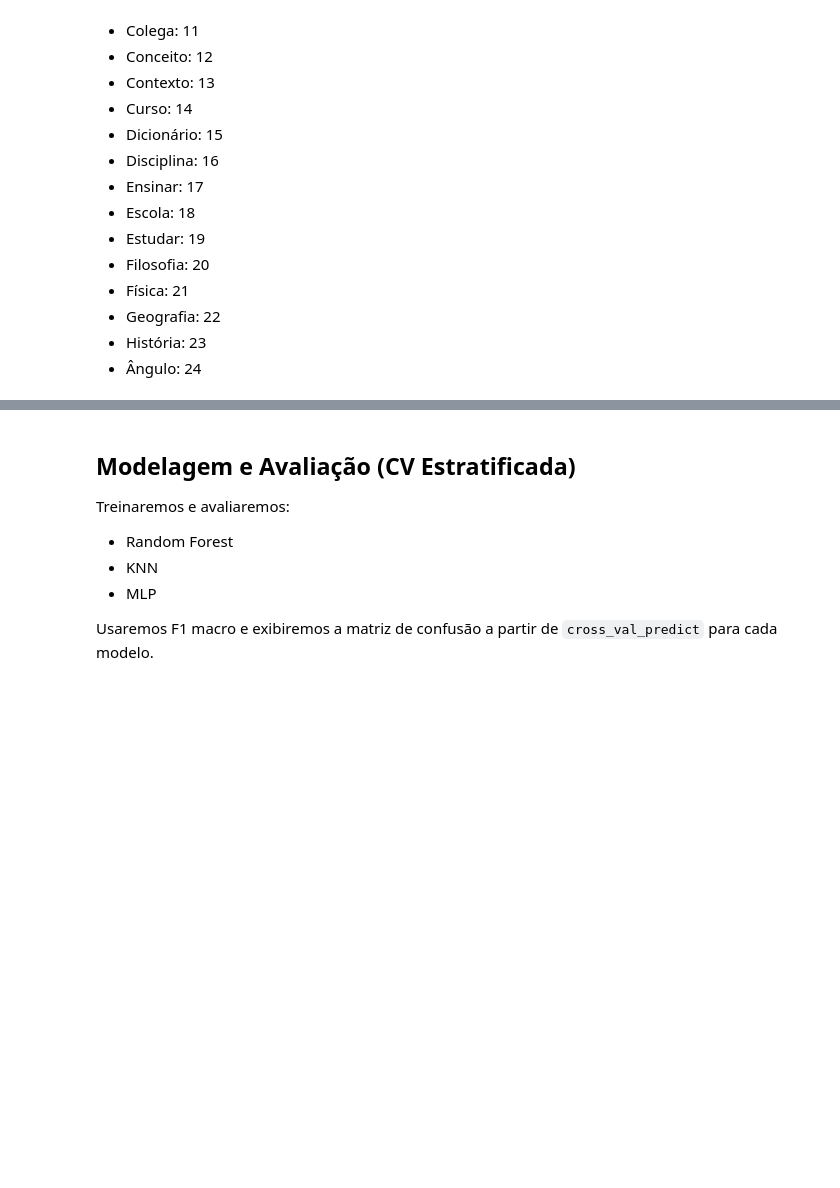
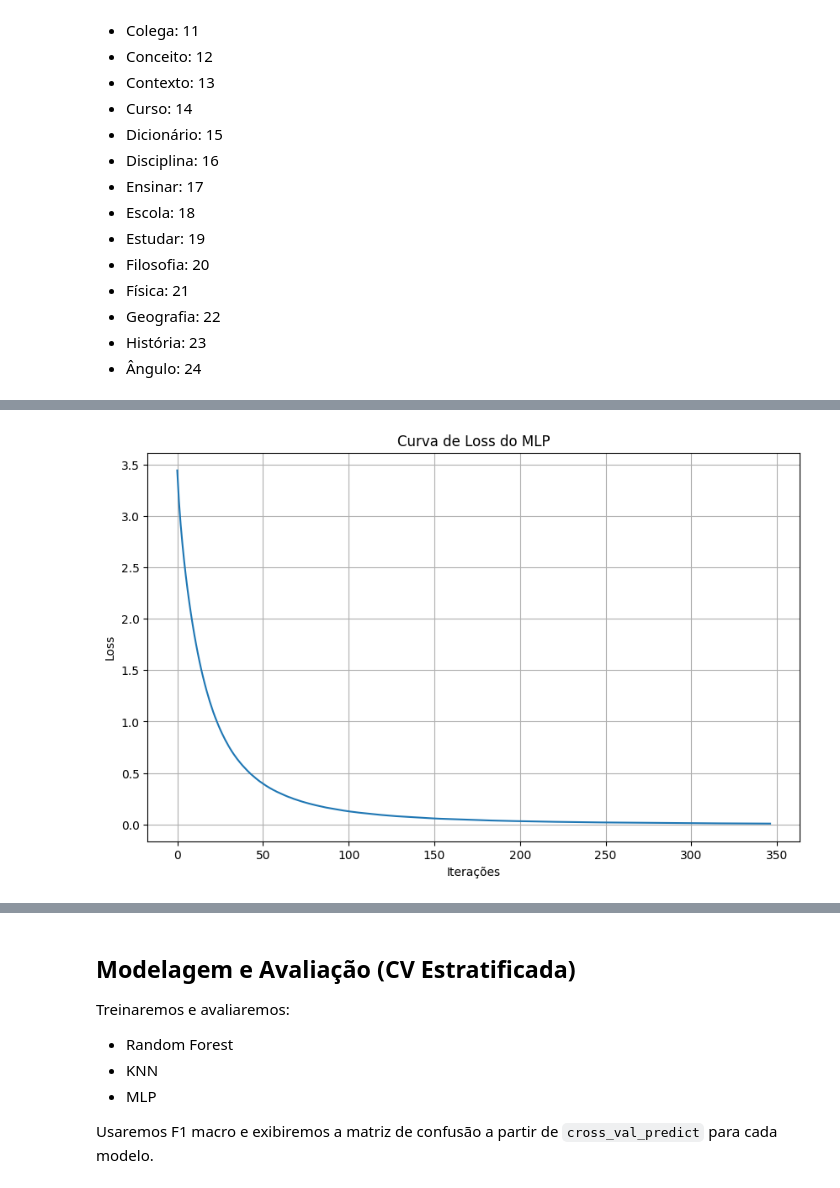
Before and after one commit to Felipe-lim/prova_ml, a Jupyter notebook: notebooks/01_classificacao.ipynb, the cells around one changed output, grey strips where cells are left out. Drawn from its saved outputs; the diff is of its cells as text; code cells hidden in the pictures; blank space fills up the shorter version.

```diff
--- a/notebooks/01_classificacao.ipynb
+++ b/notebooks/01_classificacao.ipynb
@@ -573,0 +901,81 @@ memory usage: 1.1 MB
+# %%
+from sklearn.neural_network import MLPClassifier
+import matplotlib.pyplot as plt
+from sklearn.model_selection import cross_val_score, StratifiedGroupKFold
+
+# Criando o pipeline para o MLP
+mlp_pipeline = Pipeline([
+    ('preprocess', preprocess),
+    ("pca", PCA(n_components=40, random_state=42)),  # opcional, compare com None
+    ('mlp', MLPClassifier(
+        hidden_layer_sizes=(100,),  # Tamanho das camadas ocultas
+        activation='relu',          # Função de ativação
+        solver='adam',              # Otimizador
+        alpha=0.0001,               # Termo de regularização
+        batch_size='auto',          # Tamanho do lote
+        learning_rate='constant',   # Taxa de aprendizado
+        learning_rate_init=0.001,   # Taxa de aprendizado inicial
+        max_iter=400,               # Número máximo de iterações
+        random_state=RANDOM_STATE,  # Semente aleatória
+        verbose=True                # Para obter informações de loss durante o treinamento
+    ))
+])
+
+# Treinando o modelo
+mlp_pipeline.fit(X_train, y_train)
+
+# Extraindo o histórico de loss
+mlp = mlp_pipeline.named_steps['mlp']
+loss_values = mlp.loss_curve_
+
+# Plotando a curva de loss
+plt.figure(figsize=(10, 6))
+plt.plot(loss_values)
+plt.title('Curva de Loss do MLP')
+plt.xlabel('Iterações')
+plt.ylabel('Loss')
+plt.grid(True)
+plt.show()
+
+# Fazendo previsões
+y_pred = mlp_pipeline.predict(X_test)
+
+# Avaliando o modelo
+print("Resultados do MLP:")
+print(f"Acurácia: {accuracy_score(y_test, y_pred):.4f}")
+print(f"F1-Score: {f1_score(y_test, y_pred, average='macro'):.4f}")
+print("\nRelatório de classificação:")
+print(classification_report(y_test, y_pred))
+
+# Validação cruzada para F1-Score usando StratifiedGroupKFold para evitar vazamento de dados
+# Isso garante que exemplos do mesmo intérprete não apareçam em diferentes folds
+cv = StratifiedGroupKFold(n_splits=5, shuffle=True, random_state=42)
+groups_train = resultados.loc[~mask_test, 'interprete'].values
+f1_scores = cross_val_score(mlp_pipeline, X_train, y_train, cv=cv, scoring='f1_macro', groups=groups_train)
+print(f"\nF1-Score com validação cruzada estratificada por grupos (5-fold):")
+print(f"Média: {f1_scores.mean():.4f}, Desvio padrão: {f1_scores.std():.4f}")
+print(f"Scores individuais: {f1_scores}")
+
+# Matriz de confusão
+plt.figure(figsize=(10, 8))
+cm = confusion_matrix(y_test, y_pred)
+plt.imshow(cm, interpolation='nearest', cmap=plt.cm.Blues)
+plt.title('Matriz de Confusão - MLP')
+plt.colorbar()
+tick_marks = np.arange(len(label_encoder.classes_))
+plt.xticks(tick_marks, label_encoder.classes_, rotation=45)
+plt.yticks(tick_marks, label_encoder.classes_)
+plt.xlabel('Previsão')
+plt.ylabel('Valor Real')
+
+# Adicionando valores na matriz
+thresh = cm.max() / 2.
+for i in range(cm.shape[0]):
+    for j in range(cm.shape[1]):
+        plt.text(j, i, format(cm[i, j], 'd'),
+                 horizontalalignment="center",
+                 color="white" if cm[i, j] > thresh else "black")
+
+plt.tight_layout()
+plt.show()
+# %% [output]
@@ -573,0 +999 @@ memory usage: 1.1 MB
+[figure, added]
```
Also changed, not shown: parts of 18 cells of this notebook.
